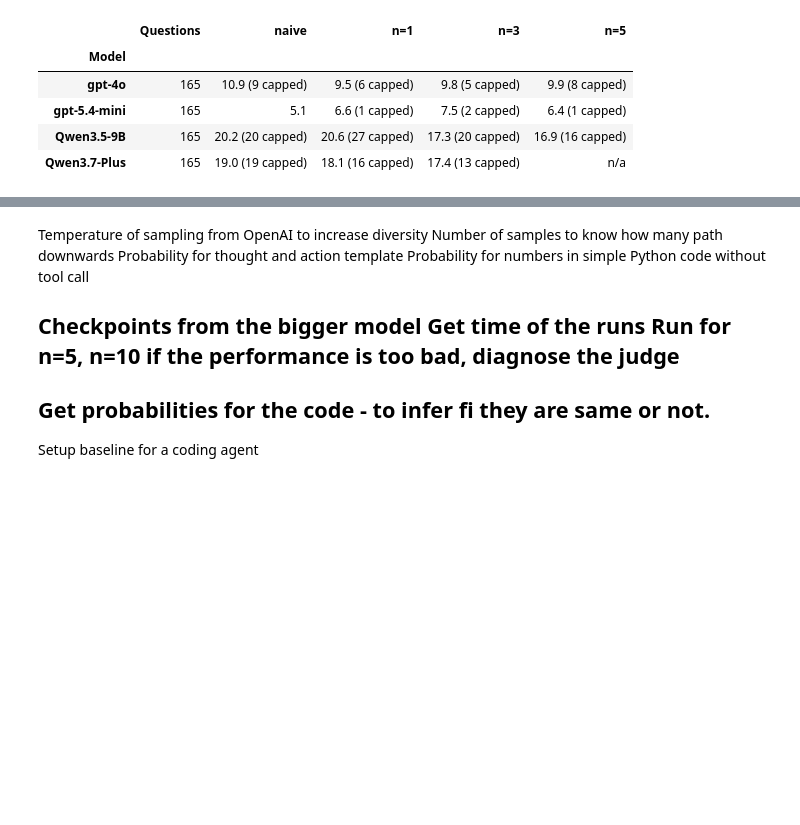
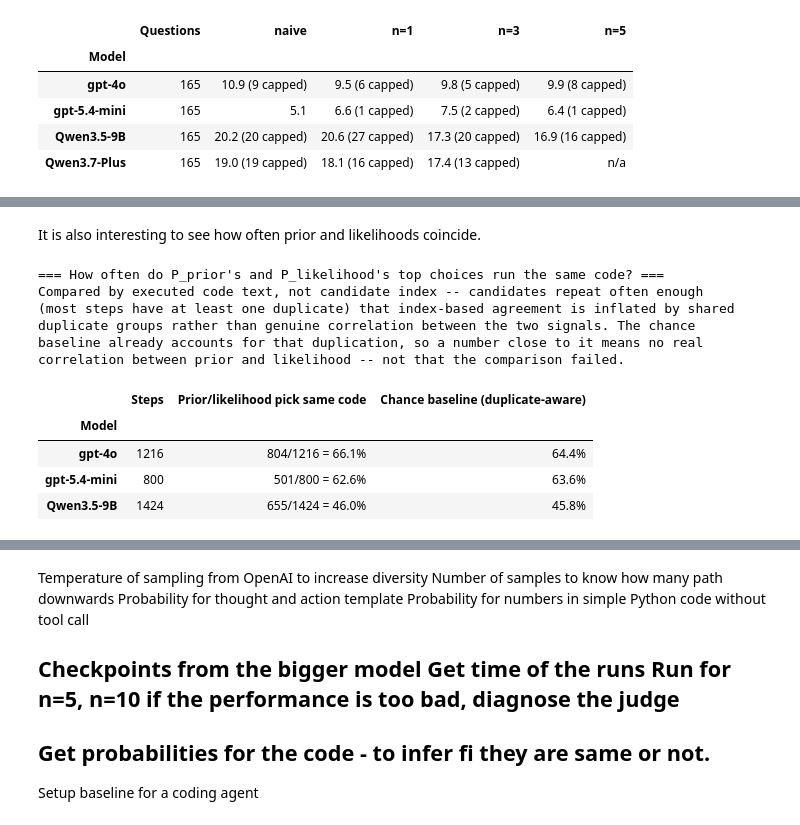
Before and after one commit to PoorvaGarg/smolagents, a Jupyter notebook: notes.ipynb, the cells around one changed output, grey strips where cells are left out. Cells and saved outputs as stored; diff of their text form; code cells hidden in the pictures; blank space fills up the shorter version.

```diff
--- a/notes.ipynb
+++ b/notes.ipynb
@@ -1393,0 +1634,61 @@ finishing. Steps track failure more than effort: a correct answer takes fewer of
+# %% [markdown]
+It is also interesting to see how often prior and likelihoods coincide.
+# %%
+# Reuses BASELINE_DIR, N5_DIRS, pickle, pd and display from the cells above.
+from collections import Counter
+
+# Comparing by winning INDEX is misleading: candidates repeat a lot (a step often has the same
+# code sampled 2-5 times), so two unrelated rules can "agree" just by both landing on a bigger
+# duplicate group. Compare by the actual code TEXT each rule's top choice would run instead, and
+# use a chance baseline that accounts for duplication: the probability two independent uniform
+# picks land in the same duplicate group, sum((group_size / n) ** 2 for each group).
+
+coincide_rows = []
+for model, pkl_dir in N5_DIRS.items():
+    total = 0
+    agree_text = 0
+    chance_sum = 0.0
+    for f in pkl_dir.glob("*.pkl"):
+        with open(f, "rb") as fh:
+            r = pickle.load(fh)
+        for step in r.get("steps", []):
+            cands = step.get("candidates") or []
+            if len(cands) < 2:
+                continue
+            priors = [c.get("fillin_prob") for c in cands]
+            scores = [c.get("judge_score") for c in cands]
+            if any(p is None for p in priors) or any(s is None for s in scores):
+                continue
+            codes = [c.get("code") for c in cands]
+            prior_winner = max(range(len(cands)), key=lambda i: priors[i])
+            likelihood_winner = max(range(len(cands)), key=lambda i: scores[i])
+            total += 1
+            agree_text += int(codes[prior_winner] == codes[likelihood_winner])
+            n = len(cands)
+            chance_sum += sum((g / n) ** 2 for g in Counter(codes).values())
+    coincide_rows.append({
+        "Model": model,
+        "Steps": total,
+        "Prior/likelihood pick same code": f"{agree_text}/{total} = {agree_text / total:.1%}" if total else "n/a",
+        "Chance baseline (duplicate-aware)": f"{chance_sum / total:.1%}" if total else "n/a",
+    })
+
+print("=== How often do P_prior's and P_likelihood's top choices run the same code? ===")
+print("Compared by executed code text, not candidate index -- candidates repeat often enough")
+print("(most steps have at least one duplicate) that index-based agreement is inflated by shared")
+print("duplicate groups rather than genuine correlation between the two signals. The chance")
+print("baseline already accounts for that duplication, so a number close to it means no real")
+print("correlation between prior and likelihood -- not that the comparison failed.")
+display(pd.DataFrame(coincide_rows).set_index("Model"))
+# %% [output]
+=== How often do P_prior's and P_likelihood's top choices run the same code? ===
+Compared by executed code text, not candidate index -- candidates repeat often enough
+(most steps have at least one duplicate) that index-based agreement is inflated by shared
+duplicate groups rather than genuine correlation between the two signals. The chance
+baseline already accounts for that duplication, so a number close to it means no real
+correlation between prior and likelihood -- not that the comparison failed.
+|  | Steps | Prior/likelihood pick same code | Chance baseline (duplicate-aware) |
+| Model |  |  |  |
+| gpt-4o | 1216 | 804/1216 = 66.1% | 64.4% |
+| gpt-5.4-mini | 800 | 501/800 = 62.6% | 63.6% |
+| Qwen3.5-9B | 1424 | 655/1424 = 46.0% | 45.8% |
```
Also changed, not shown: parts of 14 cells of this notebook, 7 other files.
